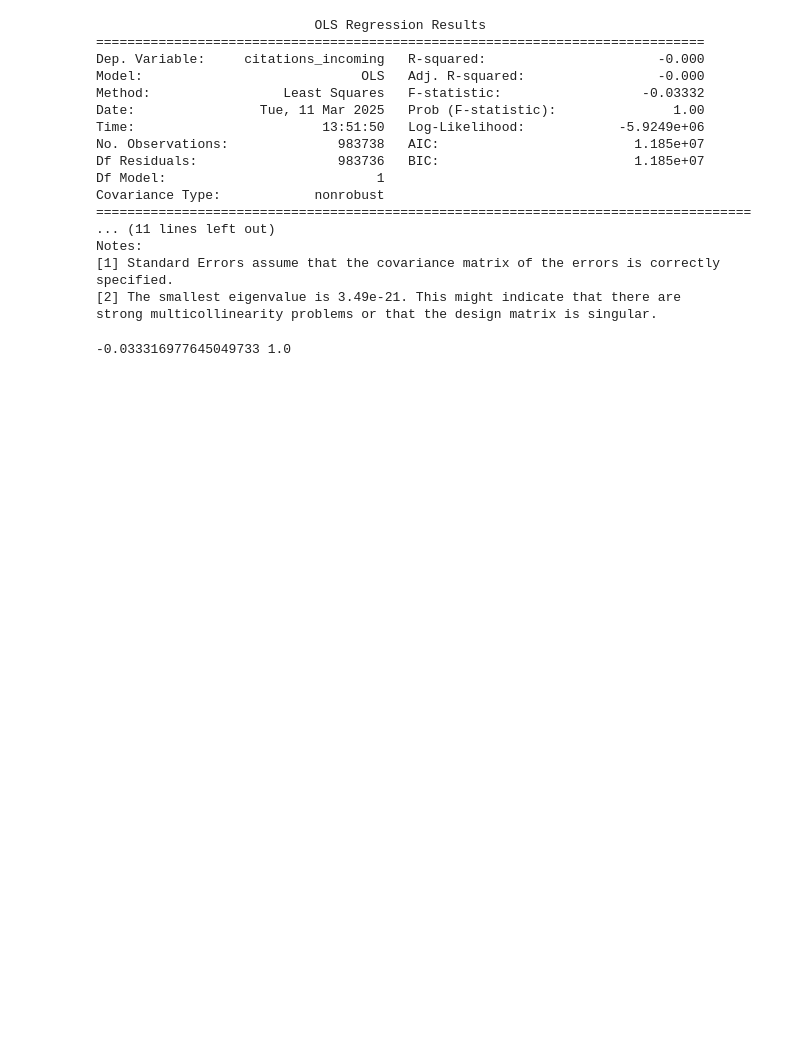
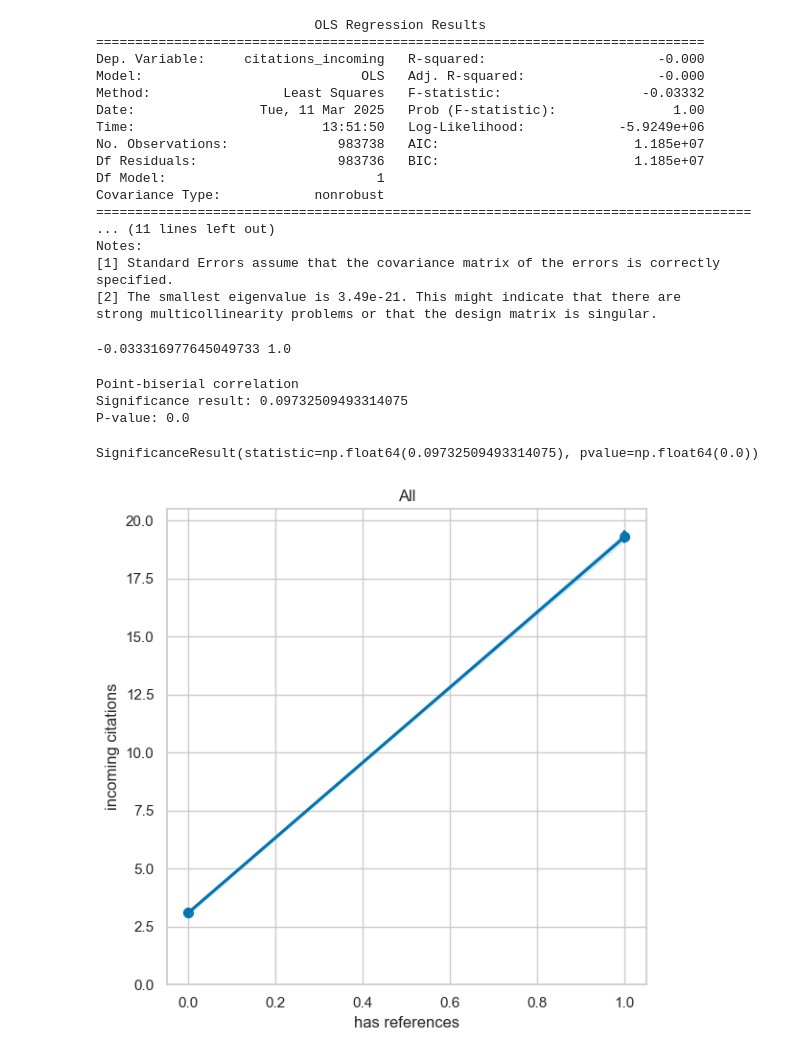
Before and after one commit to kat-kel/jubilant-barnacle, a Jupyter notebook: notebook.ipynb, the cells around one changed output. Saved outputs shown, nothing was run; the diff lists cells and outputs as text; code cells hidden in the pictures; blank space fills up the shorter version.

Commit message:
data vis, readme correction

```diff
--- a/notebook.ipynb
+++ b/notebook.ipynb
@@ -570,3 +679,76 @@ strong multicollinearity problems or that the design matrix is singular.
 print(model.fvalue, model.f_pvalue)
 # %% [output]
 -0.033316977645049733 1.0
+# %%
+from scipy import stats
+
+rel = conn.sql("""
+select
+    case when has_refs = False then 0 else 1 end as has_refs,
+    citations_incoming
+from works
+where year(deposited) > 2016
+""")
+
+bools = rel.select("has_refs").fetchnumpy()
+bools = np.array(bools['has_refs'])
+
+conts = rel.select("citations_incoming").fetchnumpy()
+conts = np.array(conts['citations_incoming'])
+
+# arg1 = array_like of bools
+# arg2 = array_like
+
+prb = stats.pointbiserialr(bools, conts)
+
+print(f"""
+Point-biserial correlation
+Significance result: {prb.statistic}
+P-value: {prb.pvalue}
+""")
+prb
+# %% [output]
+Point-biserial correlation
+Significance result: 0.09732509493314075
+P-value: 0.0
+SignificanceResult(statistic=np.float64(0.09732509493314075), pvalue=np.float64(0.0))
+# %%
+df1 = conn.sql("""
+select
+    case when has_refs = False then 0 else 1 end as "has references",
+    citations_incoming as "incoming citations"
+from works
+where year(deposited) > 2016
+""").df()
+
+df2 = conn.sql("""
+select
+    case when has_refs = False then 0 else 1 end as "has references",
+    citations_incoming as "incoming citations"
+from works
+""").df()
+
+fig, ((ax1)) = plt.subplots(1,1, figsize = (6,6))
+
+
+sns.regplot(
+        ax=ax1,
+        x="has references",
+        y="incoming citations",
+        data=df1,
+        x_estimator=np.mean,
+        ).set_title("All")
+# sns.regplot(
+#         ax=ax2,
+#         x="has references",
+#         y="incoming citations",
+#         data=df2,
+#         x_estimator=np.mean,
+#         ).set_title("year > 2016")
+
+plt.ylim([0, 20.5])
+plt.tight_layout()
+
+fig.savefig("vis/regression_of_all_works.png")
+# %% [output]
+[figure, added]
```
Also changed, not shown: parts of 7 cells of this notebook, 7 other files.
